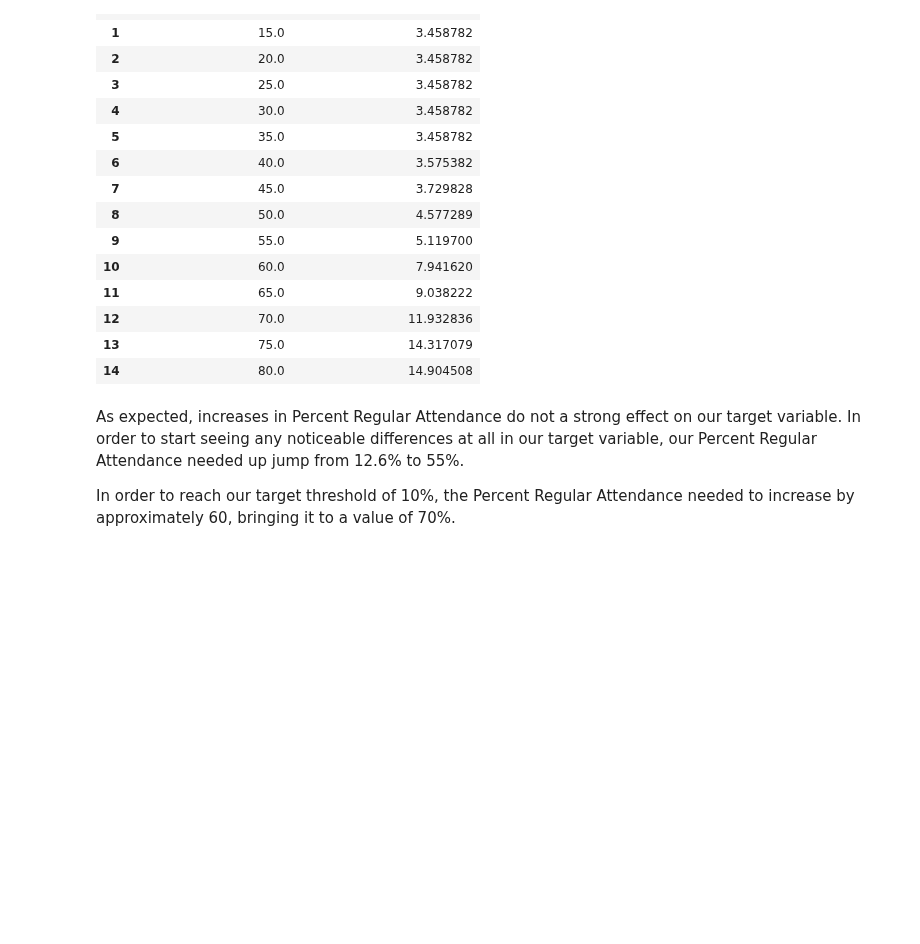
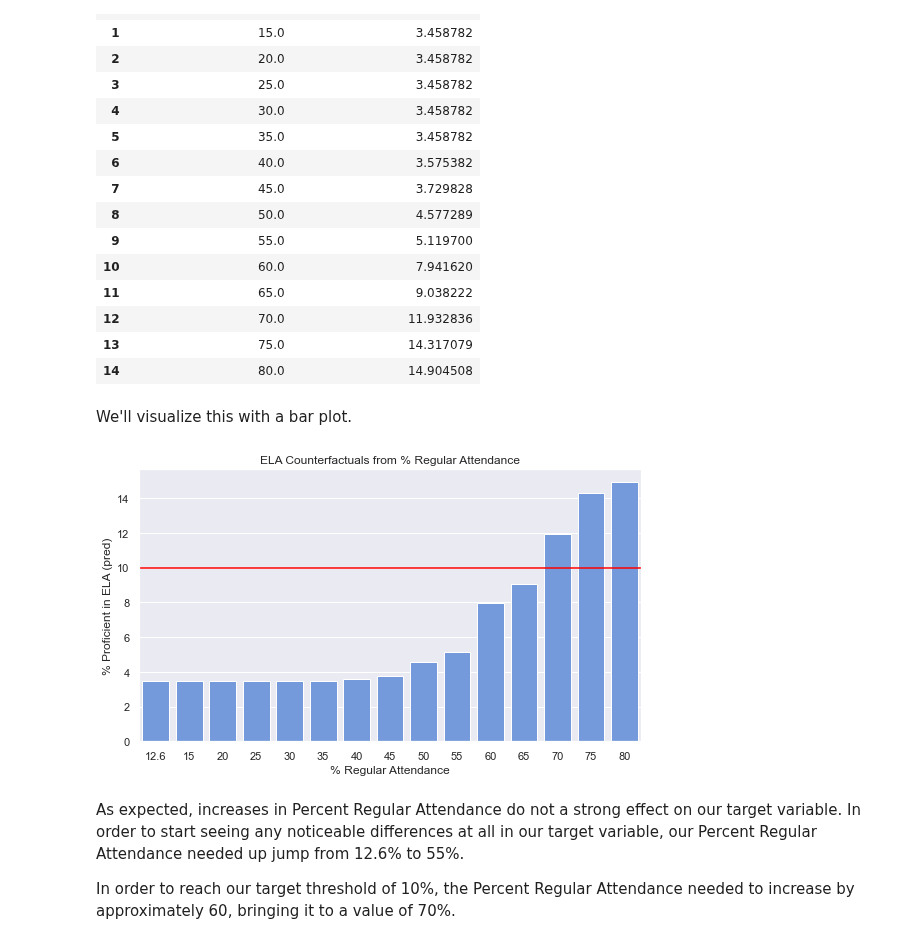
Before and after one commit to cchung106/Capstone-Three, a Jupyter notebook: Notebooks/04_modeling_pt2.ipynb, the cells around one changed output. Drawn from its saved outputs; the diff is of its cells as text; code cells hidden in the pictures; blank space fills up the shorter version.

```diff
--- a/Notebooks/04_modeling_pt2.ipynb
+++ b/Notebooks/04_modeling_pt2.ipynb
@@ -345,6 +372,24 @@ att_results_ELA
 | 12 | 70.0 | 11.932836 |
 | 13 | 75.0 | 14.317079 |
 | 14 | 80.0 | 14.904508 |
+# %% [markdown]
+We'll visualize this with a bar plot.
+# %%
+plt.figure(figsize=(9, 5))
+
+order = [12.6] + list(np.arange(15,85,5))
+
+sns.barplot(x='% Regular Attendance',
+            y='% Proficient in ELA (pred)',
+            data = att_results_ELA,
+            color = 'cornflowerblue',
+            order = order
+           )
+plt.axhline(y=10, color = 'red')
+plt.title('ELA Counterfactuals from % Regular Attendance')
+plt.show()
+# %% [output]
+[figure, added]
 # %% [markdown]
 As expected, increases in Percent Regular Attendance do not a strong effect on our target variable.  In order to start seeing any noticeable differences at all in our target variable, our Percent Regular Attendance needed up jump from 12.6% to 55%.
 
```
Also changed, not shown: parts of 14 cells of this notebook.
